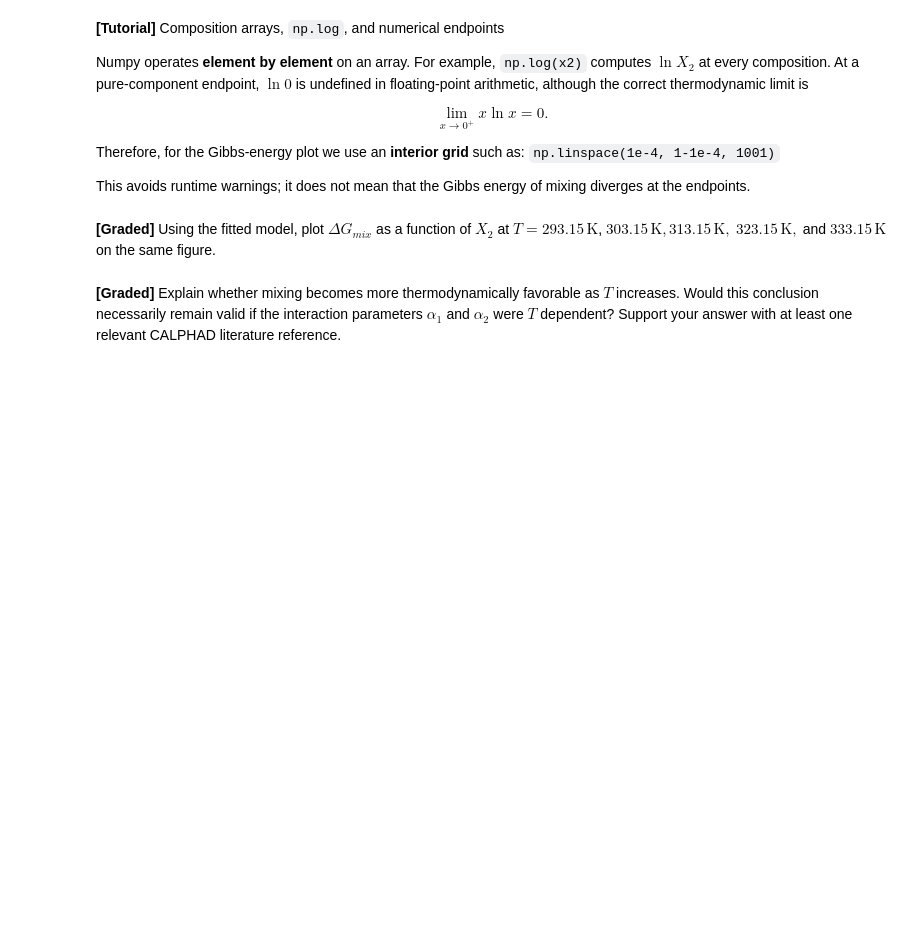
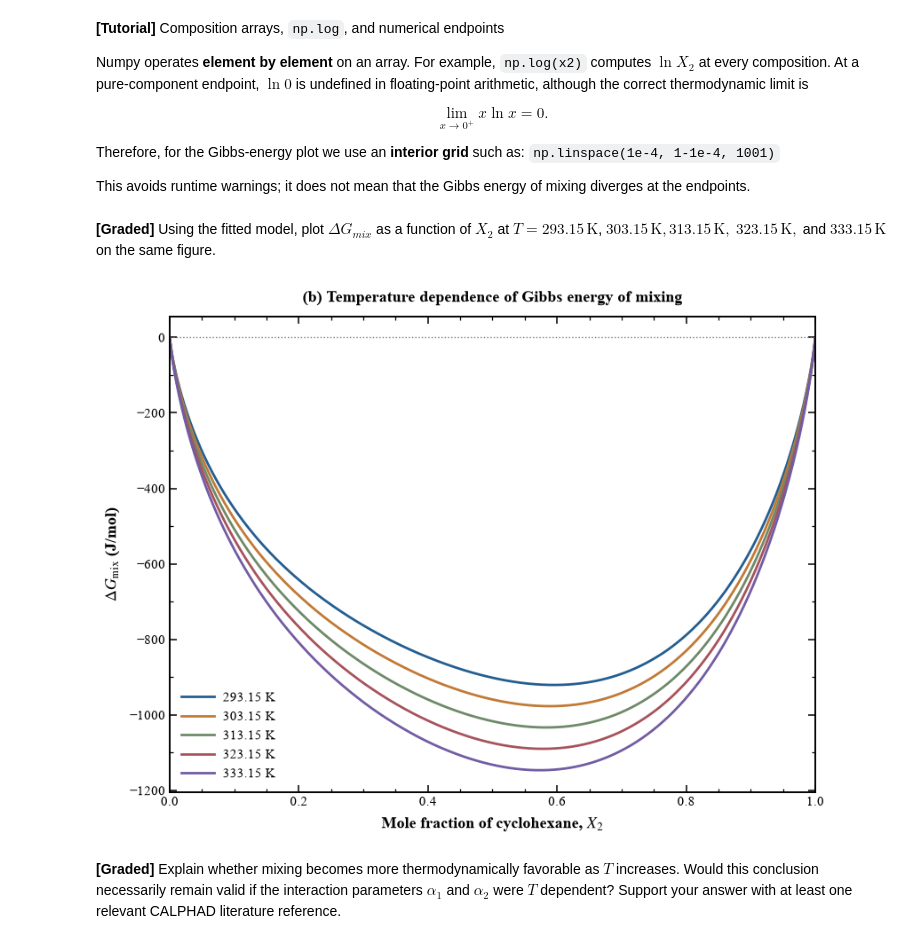
Before and after one commit to PetoskE46/MSE-401-HW-10-code, a Jupyter notebook: MSE 401 Homework 10 Python.ipynb, the cells around one changed output. Cells and saved outputs as stored; diff of their text form; code cells hidden in the pictures; blank space fills up the shorter version.

```diff
--- a/MSE 401 Homework 10 Python.ipynb
+++ b/MSE 401 Homework 10 Python.ipynb
@@ -265,27 +279,29 @@ def gibbs_energy_of_mixing(x2, T, alpha1, alpha2):
     x1 = 1.0 - x2
 
     # [Task] Ideal solution mixing Gibbs free energy.
-    G_ideal =
+    G_ideal = R * T * (x1 * np.log(x1) + x2 * np.log(x2))
 
     # [Task] Excess mixing Gibbs free energy.
-    G_excess =
+    G_excess = rk_enthalpy(x2, alpha1, alpha2)
     return G_ideal + G_excess
 # %% [markdown]
  **[Graded]** Using the fitted model, plot $\Delta G_{mix}$ as a function of $X_2$ at $T = 293.15 \,\mathrm{K}$, $303.15 \,\mathrm{K}, 313.15 \,\mathrm{K},$ $323.15\,\mathrm{K},$ and $333.15\,\mathrm{K}$ on the same figure.
 # %%
 # ============================================================================
 # [Graded] (b) Plot ΔG_mix at all five temperatures.
 # ============================================================================
-TEMPERATURES =   # K
+TEMPERATURES =   np.array([293.15, 303.15, 313.15, 323.15, 333.15])
 fig, ax = plt.subplots(figsize=(8.5, 6.5))
 for T in TEMPERATURES:
     G_values = gibbs_energy_of_mixing(X2_INTERIOR, T, alpha1, alpha2)
     ax.plot(X2_INTERIOR, G_values, lw=2, label=f'{T:.2f} K')
 ax.axhline(0.0, ls=':', lw=1, color='gray')
 ax.set_xlim(0, 1)
 format_figure(fig, ax, r'Mole fraction of cyclohexane, $X_2$',
               r'$\Delta G_{\mathrm{mix}}$ (J/mol)',
               '(b) Temperature dependence of Gibbs energy of mixing')
+# %% [output]
+[figure, added]
 # %% [markdown]
 **[Graded]** Explain whether mixing becomes more thermodynamically favorable as $T$ increases. Would this conclusion necessarily remain valid if the interaction parameters $\alpha_1$ and $\alpha_2$ were $T$ dependent? Support your answer with at least one relevant CALPHAD literature reference.
 # %% [markdown]
```
Also changed, not shown: parts of 12 cells of this notebook.
